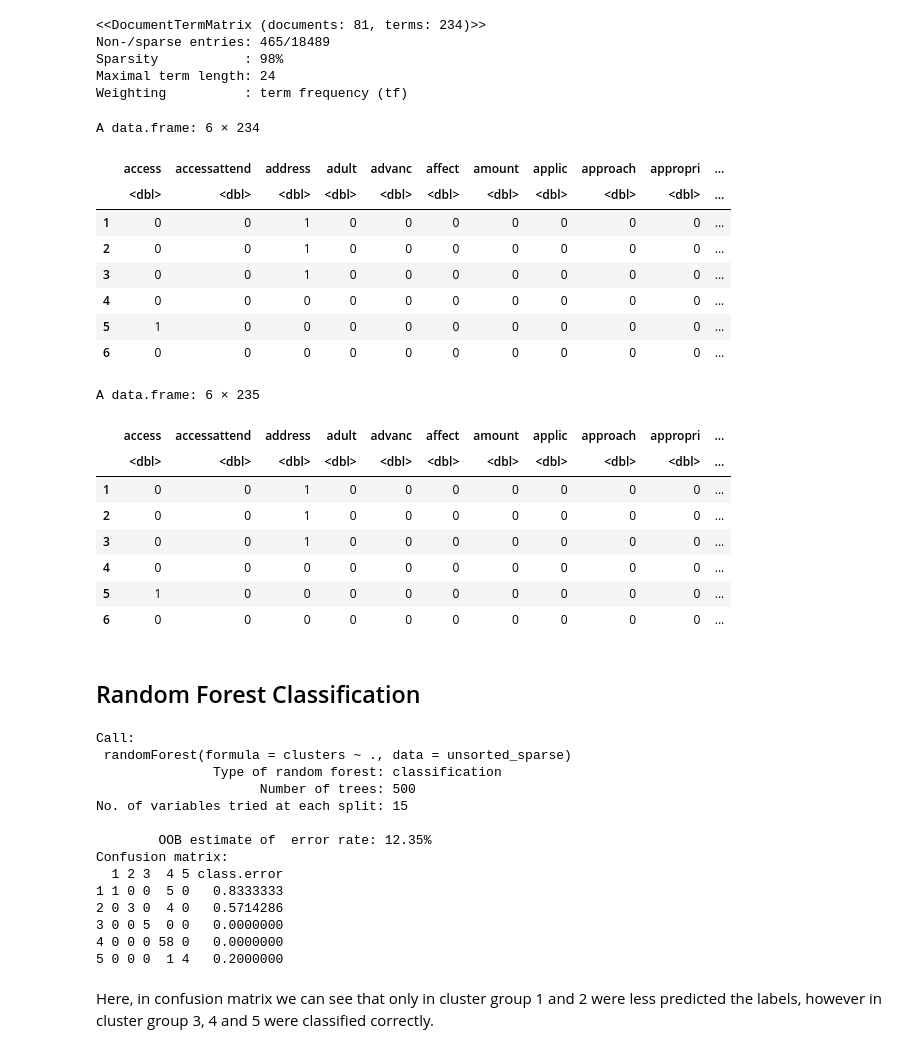
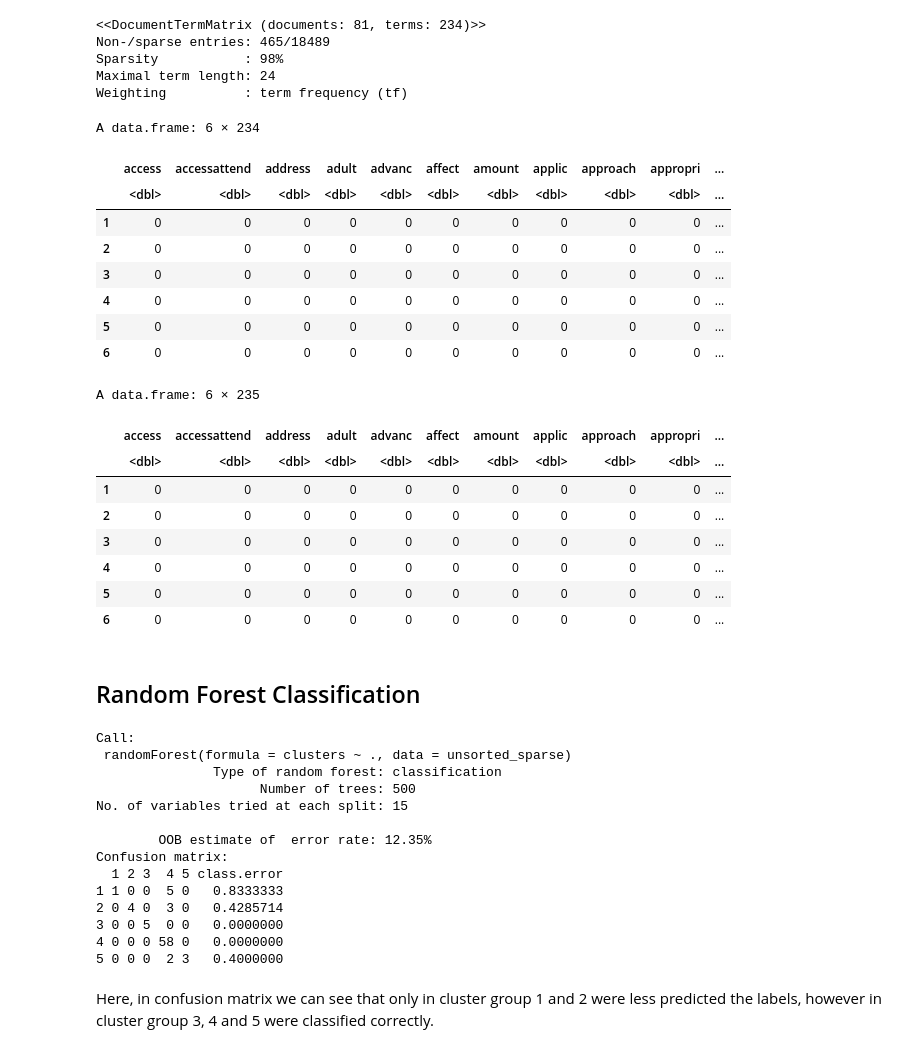
Before and after one commit to DMcLinden/unsorted, a Jupyter notebook: Text_classifier.ipynb, the cells around one changed output. Saved outputs shown, nothing was run; the diff lists cells and outputs as text; code cells hidden in the pictures.

```diff
--- a/Text_classifier.ipynb
+++ b/Text_classifier.ipynb
@@ -643,5 +663,5 @@ table(testSparse$clusters, predictRF)
 # %%
-corpus_unsorted <- VCorpus(VectorSource(result$actual))
+corpus_unsorted <- VCorpus(VectorSource(result$text))
 corpus_unsorted <- tm_map(corpus_unsorted, content_transformer(tolower))
 corpus_unsorted <- tm_map(corpus_unsorted, removeNumbers)
 corpus_unsorted <- tm_map(corpus_unsorted, removePunctuation)
@@ -707,26 +727,26 @@ head(unsorted_sparse)
 A data.frame: 6 × 234
 |  | access | accessattend | address | adult | advanc | affect | amount | applic | approach | appropri | ... |
 |  | <dbl> | <dbl> | <dbl> | <dbl> | <dbl> | <dbl> | <dbl> | <dbl> | <dbl> | <dbl> | ... |
-| 1 | 0 | 0 | 1 | 0 | 0 | 0 | 0 | 0 | 0 | 0 | ... |
-| 2 | 0 | 0 | 1 | 0 | 0 | 0 | 0 | 0 | 0 | 0 | ... |
-| 3 | 0 | 0 | 1 | 0 | 0 | 0 | 0 | 0 | 0 | 0 | ... |
+| 1 | 0 | 0 | 0 | 0 | 0 | 0 | 0 | 0 | 0 | 0 | ... |
+| 2 | 0 | 0 | 0 | 0 | 0 | 0 | 0 | 0 | 0 | 0 | ... |
+| 3 | 0 | 0 | 0 | 0 | 0 | 0 | 0 | 0 | 0 | 0 | ... |
 | 4 | 0 | 0 | 0 | 0 | 0 | 0 | 0 | 0 | 0 | 0 | ... |
-| 5 | 1 | 0 | 0 | 0 | 0 | 0 | 0 | 0 | 0 | 0 | ... |
+| 5 | 0 | 0 | 0 | 0 | 0 | 0 | 0 | 0 | 0 | 0 | ... |
 | 6 | 0 | 0 | 0 | 0 | 0 | 0 | 0 | 0 | 0 | 0 | ... |
 # %%
 colnames(unsorted_sparse) <- make.names(colnames(unsorted_sparse))
 # %%
-unsorted_sparse$clusters <- as.factor(result$predicted)
+unsorted_sparse$clusters <- as.factor(result$cluster)
 head(unsorted_sparse)
 # %% [output]
 A data.frame: 6 × 235
 |  | access | accessattend | address | adult | advanc | affect | amount | applic | approach | appropri | ... |
 |  | <dbl> | <dbl> | <dbl> | <dbl> | <dbl> | <dbl> | <dbl> | <dbl> | <dbl> | <dbl> | ... |
-| 1 | 0 | 0 | 1 | 0 | 0 | 0 | 0 | 0 | 0 | 0 | ... |
-| 2 | 0 | 0 | 1 | 0 | 0 | 0 | 0 | 0 | 0 | 0 | ... |
-| 3 | 0 | 0 | 1 | 0 | 0 | 0 | 0 | 0 | 0 | 0 | ... |
+| 1 | 0 | 0 | 0 | 0 | 0 | 0 | 0 | 0 | 0 | 0 | ... |
+| 2 | 0 | 0 | 0 | 0 | 0 | 0 | 0 | 0 | 0 | 0 | ... |
+| 3 | 0 | 0 | 0 | 0 | 0 | 0 | 0 | 0 | 0 | 0 | ... |
 | 4 | 0 | 0 | 0 | 0 | 0 | 0 | 0 | 0 | 0 | 0 | ... |
-| 5 | 1 | 0 | 0 | 0 | 0 | 0 | 0 | 0 | 0 | 0 | ... |
+| 5 | 0 | 0 | 0 | 0 | 0 | 0 | 0 | 0 | 0 | 0 | ... |
 | 6 | 0 | 0 | 0 | 0 | 0 | 0 | 0 | 0 | 0 | 0 | ... |
 # %%
 library(caTools)
@@ -753,9 +773,9 @@ No. of variables tried at each split: 15
 Confusion matrix:
   1 2 3  4 5 class.error
 1 1 0 0  5 0   0.8333333
-2 0 3 0  4 0   0.5714286
+2 0 4 0  3 0   0.4285714
 3 0 0 5  0 0   0.0000000
 4 0 0 0 58 0   0.0000000
-5 0 0 0  1 4   0.2000000
+5 0 0 0  2 3   0.4000000
 # %% [markdown]
 Here, in confusion matrix we can see that only in cluster group 1 and 2 were less predicted the labels, however in cluster group 3, 4 and 5 were classified correctly.
```
Also changed, not shown: parts of 15 cells of this notebook, 1 other file.
